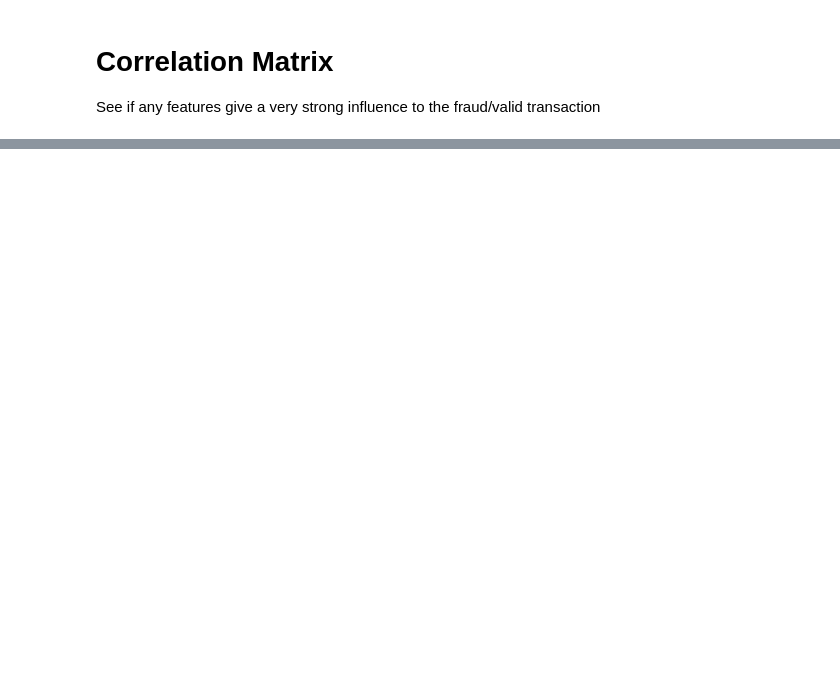
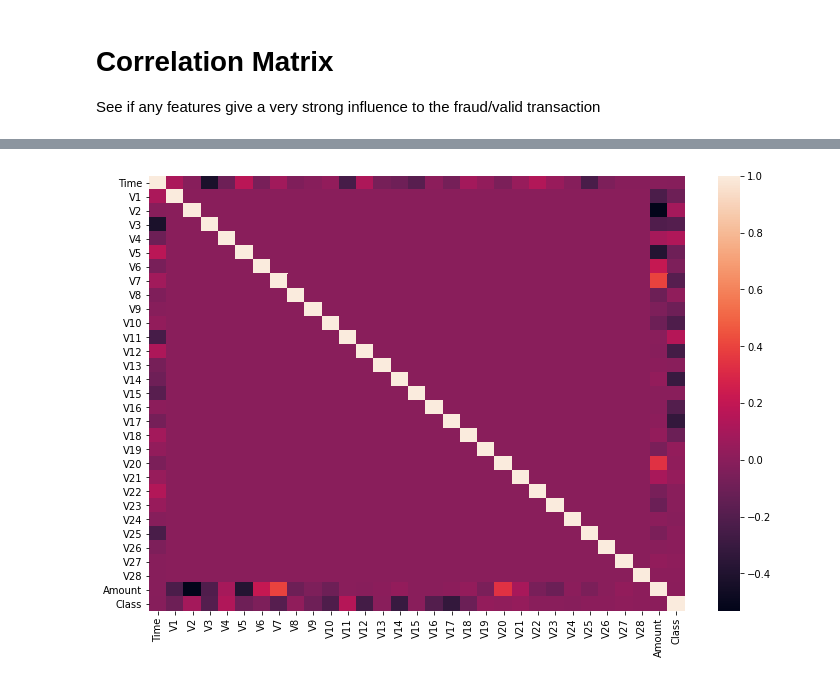
Before and after one commit to limkopii/datascience, a Jupyter notebook: creditcardfraud/Credit Card Fraud Detection.ipynb, the cells around one changed output, grey strips where cells are left out. Cells and saved outputs as stored; diff of their text form; code cells hidden in the pictures; blank space fills up the shorter version.

```diff
--- a/creditcardfraud/Credit Card Fraud Detection.ipynb
+++ b/creditcardfraud/Credit Card Fraud Detection.ipynb
@@ -156,0 +198,8 @@ sns.heatmap(corr)
+# %%
+f, ax = plt.subplots(1, 1, figsize=(12, 8))
+
+corr = df.corr()
+sns.heatmap(corr, annot_kws={'size':20}, ax=ax)
+plt.show()
+# %% [output]
+[figure, added]
```
Also changed, not shown: parts of 15 cells of this notebook.
